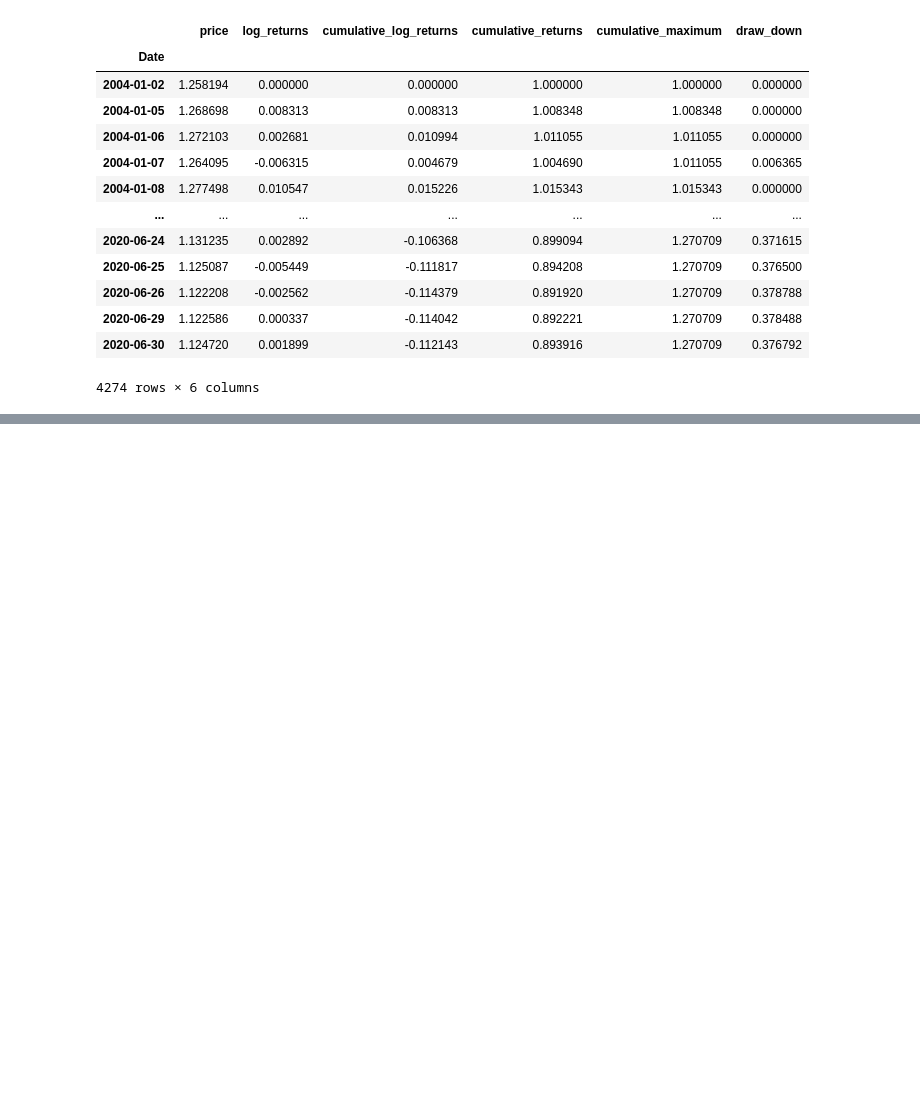
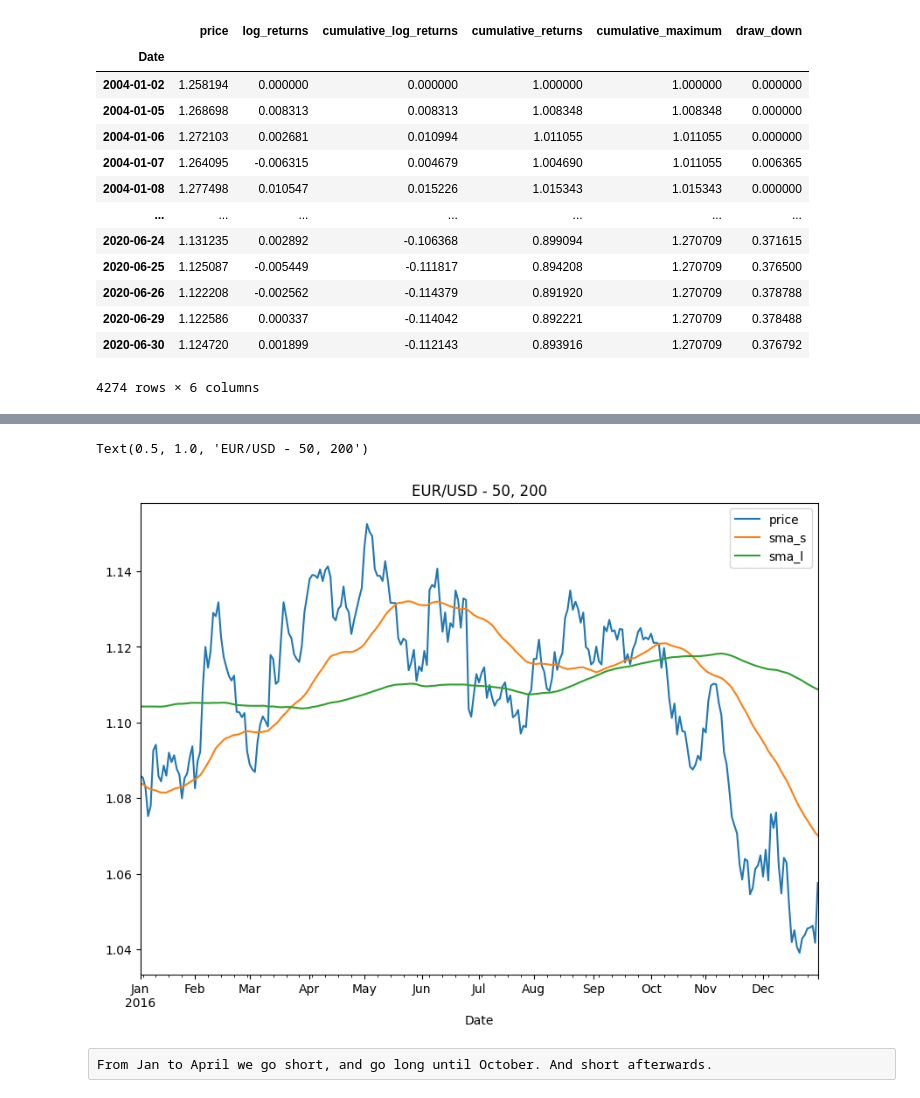
Before and after one commit to northpr/automated_trading, a Jupyter notebook: 03_sma_strategies.ipynb, the cells around one changed output, grey strips where cells are left out. Saved outputs shown, nothing was run; the diff lists cells and outputs as text; code cells hidden in the pictures; blank space fills up the shorter version.

```diff
--- a/03_sma_strategies.ipynb
+++ b/03_sma_strategies.ipynb
@@ -235,0 +255,2 @@ df
+# %%
+df.dropna(inplace=True)
@@ -235,0 +267,8 @@ df
+# %%
+df[["price","sma_s","sma_l"]].loc["2016"].plot(figsize=(10,7))
+plt.title(f"EUR/USD - {sma_s}, {sma_l}")
+# %% [output]
+Text(0.5, 1.0, 'EUR/USD - 50, 200')
+[figure, added]
+# %% [raw]
+From Jan to April we go short, and go long until October. And short afterwards.
```
Also changed, not shown: parts of 12 cells of this notebook, 1 other file.
